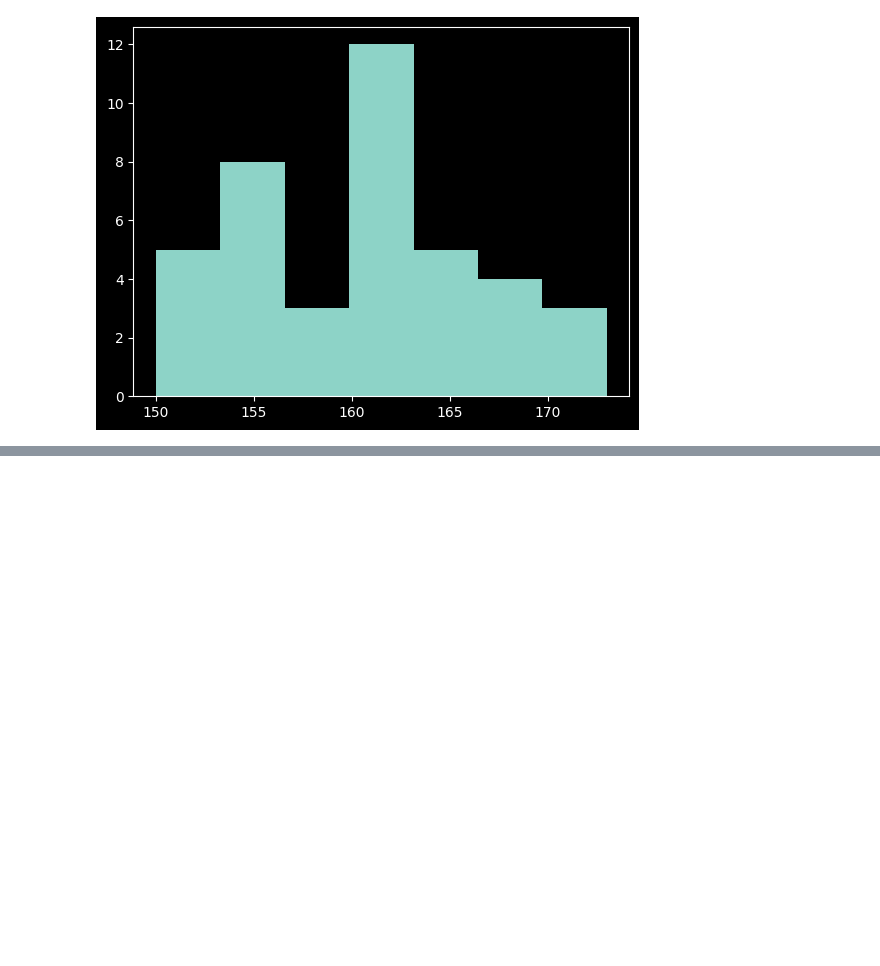
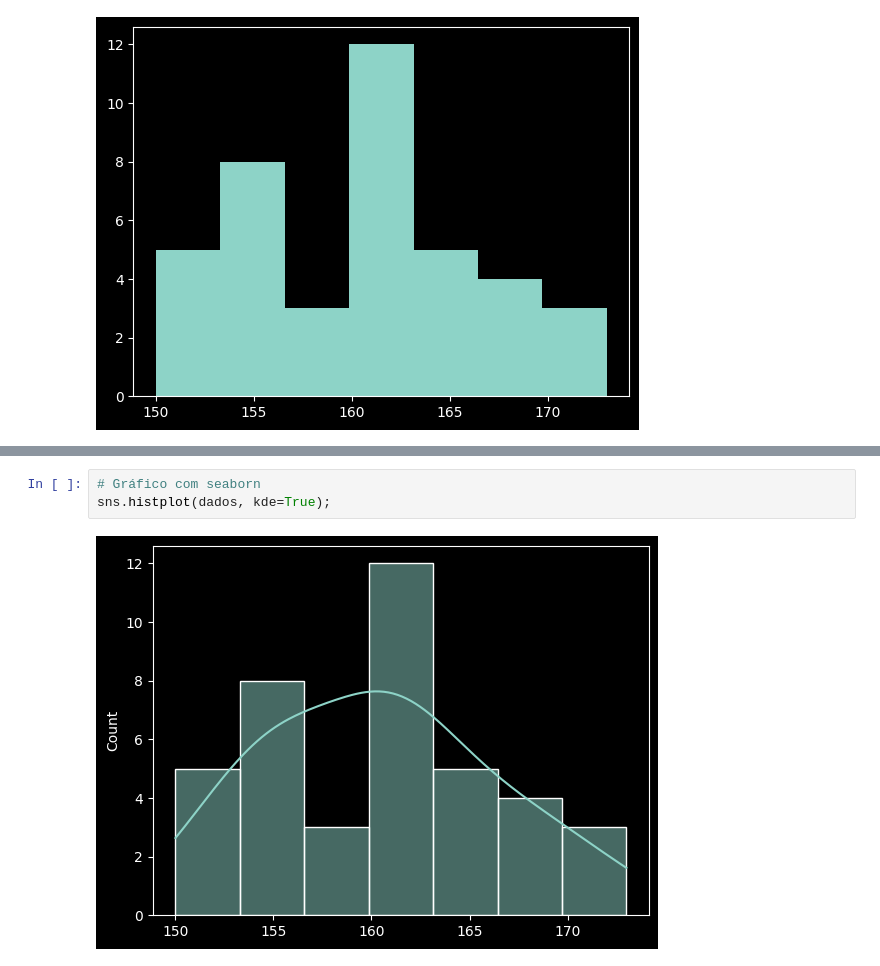
Before and after one commit to Joao-Inacio/Statistics_for-Data_Science, a Jupyter notebook: Distribuicao_de_Frequencia/Distribuicao_Frequencia.ipynb, the cells around one changed output, grey strips where cells are left out. Drawn from its saved outputs; the diff is of its cells as text; blank space fills up the shorter version.

Commit message:
Distribuição de frequência com pandas e seaborn

```diff
--- a/Distribuicao_de_Frequencia/Distribuicao_Frequencia.ipynb
+++ b/Distribuicao_de_Frequencia/Distribuicao_Frequencia.ipynb
@@ -191,0 +210,5 @@ plt.hist(dados, classes);
+# %%
+# Gráfico com seaborn
+sns.histplot(dados, kde=True);
+# %% [output]
+[figure, added]
```
Also changed, not shown: parts of 3 cells of this notebook.
